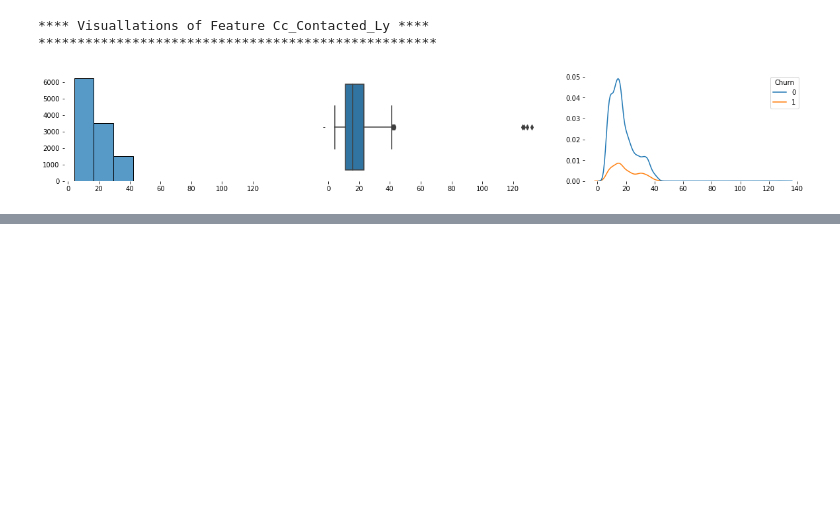
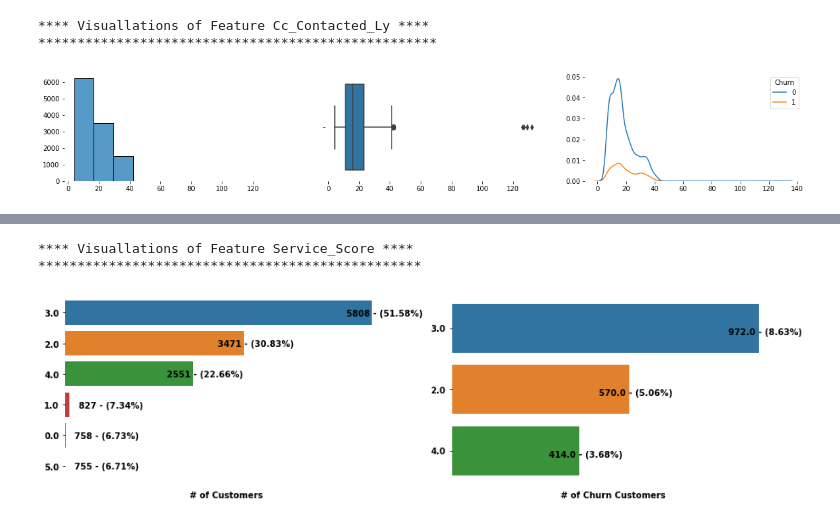
Before and after one commit to psiva2019/CustmerChurn, a Jupyter notebook: CustumerChurn.ipynb, the cells around one changed output, grey strips where cells are left out. Cells and saved outputs as stored; diff of their text form; code cells hidden in the pictures; blank space fills up the shorter version.

```diff
--- a/CustumerChurn.ipynb
+++ b/CustumerChurn.ipynb
@@ -534,0 +532,6 @@ display_unq(df,'Gender','Churn',10,'char','Gender',textlab,textlab_tar)
+# %%
+display_unq(df,'Service_Score','Churn',10,'char','Service_Score',textlab,textlab_tar)
+# %% [output]
+**** Visuallations of Feature Service_Score ****
+*************************************************
+[figure, added]
```
Also changed, not shown: parts of 15 cells of this notebook, 1 other file.
